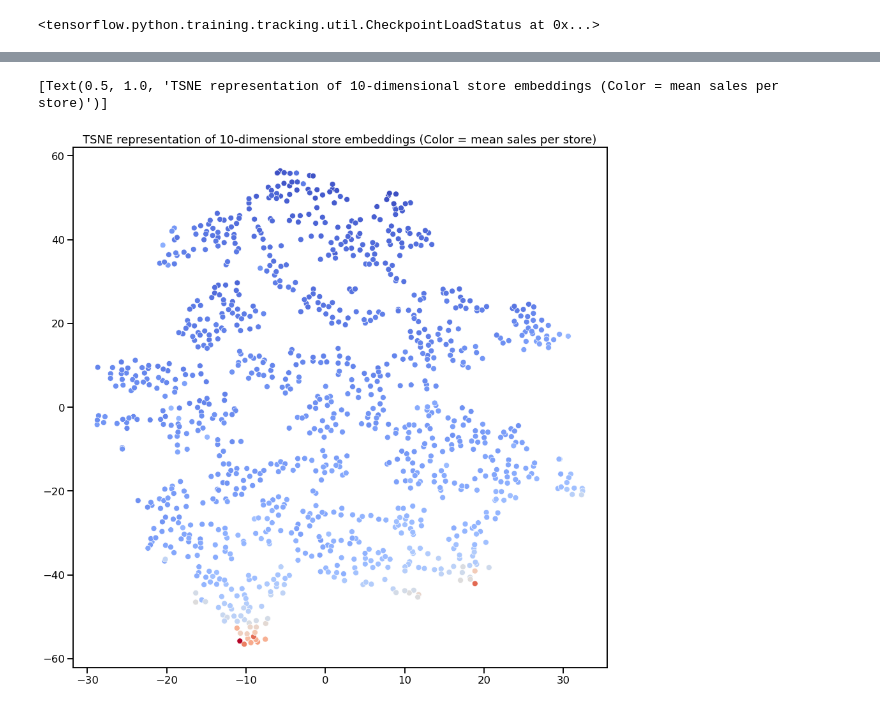
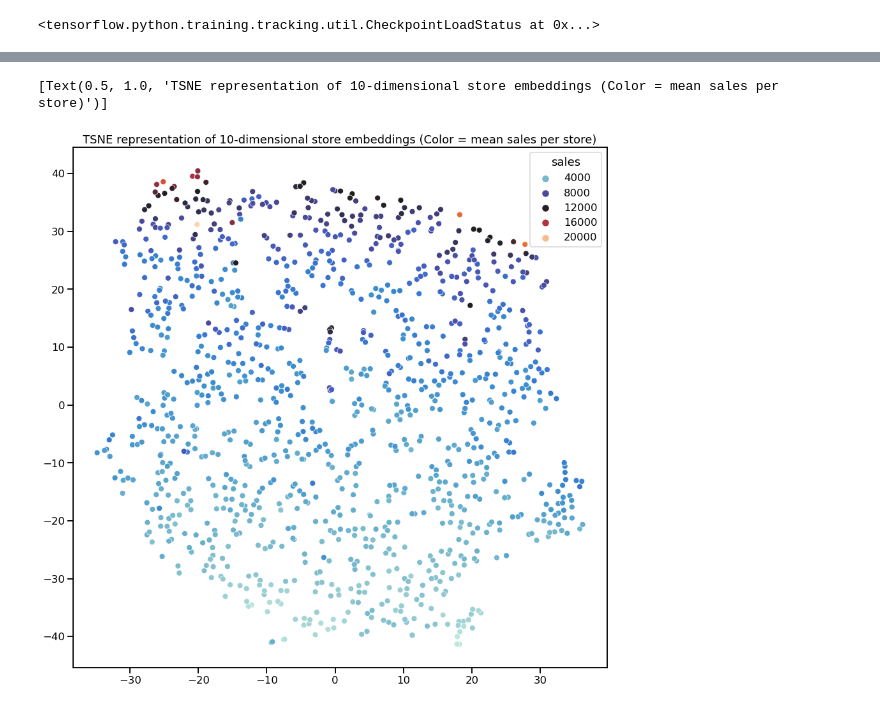
Before and after one commit to moritzwilksch/RossmannSalesPrediction, a Jupyter notebook: notebooks/model_eval.ipynb, the cells around one changed output, grey strips where cells are left out. Saved outputs shown, nothing was run; the diff lists cells and outputs as text; code cells hidden in the pictures.

Commit message:
added clr model

```diff
--- a/notebooks/model_eval.ipynb
+++ b/notebooks/model_eval.ipynb
@@ -178,7 +271,7 @@ model: keras.Model = keras.Model(inputs=emb_inputs + [num_input], outputs=out)
 # %%
 import tensorflow as tf
 
-model.load_weights(root_path + "models/modelcheckpoint")
+model.load_weights(root_path + "models/cyclicLRBestModel/modelcheckpoint")
 # %% [output]
 <tensorflow.python.training.tracking.util.CheckpointLoadStatus at 0x...>
 # %%
@@ -264,10 +355,11 @@ tsne = TSNE()
 store_embs_2d = tsne.fit_transform(store_embs)
 # %%
 fig, ax = plt.subplots(figsize=(15,15))
-sns.scatterplot(x=store_embs_2d[:, 0], y=store_embs_2d[:, 1], hue=train.groupby('store')['sales'].mean(), palette='coolwarm', legend=False)
+# sns.scatterplot(x=store_embs_2d[:, 0], y=store_embs_2d[:, 1], hue=train.groupby('store')['sales'].mean(), palette='coolwarm', legend=False)
+sns.scatterplot(x=store_embs_2d[:, 0], y=store_embs_2d[:, 1], hue=train.groupby('store')['sales'].mean(), palette='icefire', legend=True)
 ax.set(
     title="TSNE representation of 10-dimensional store embeddings (Color = mean sales per store)"
 )
 # %% [output]
 [Text(0.5, 1.0, 'TSNE representation of 10-dimensional store embeddings (Color = mean sales per store)')]
-[figure, old version]
+[figure, new version]
```
Also changed, not shown: parts of 9 cells of this notebook, 4 other files.
